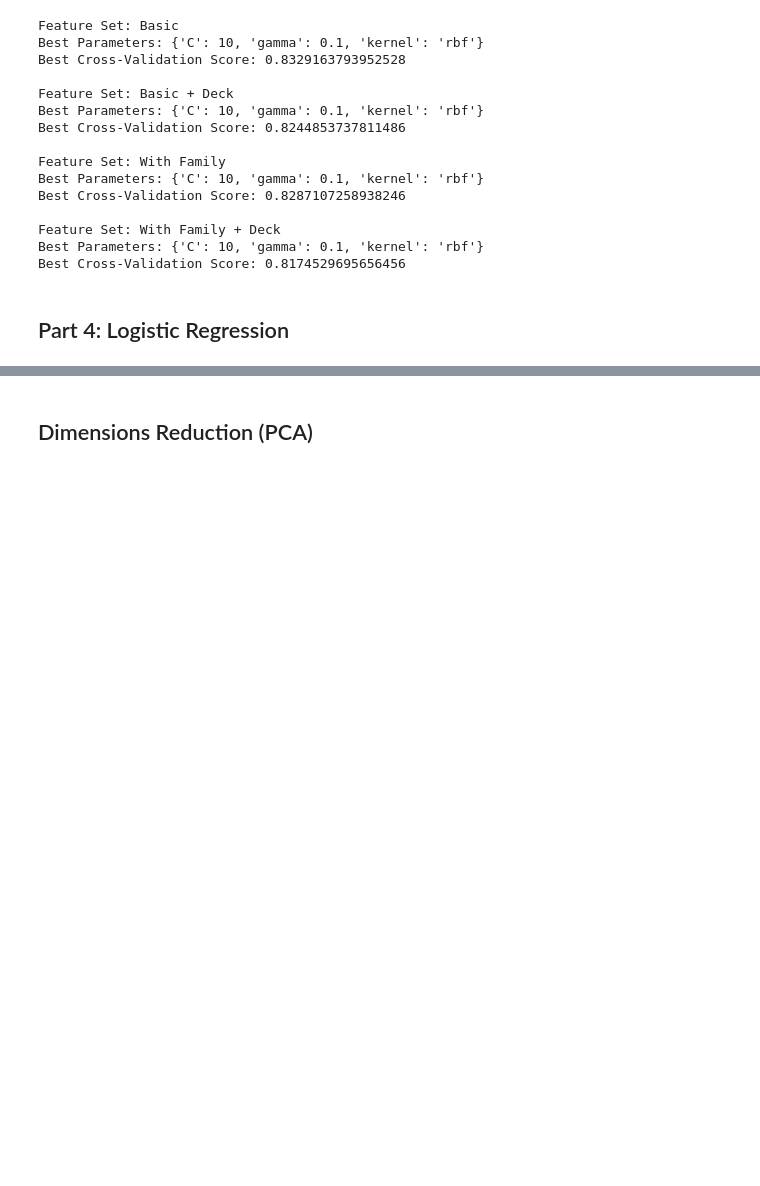
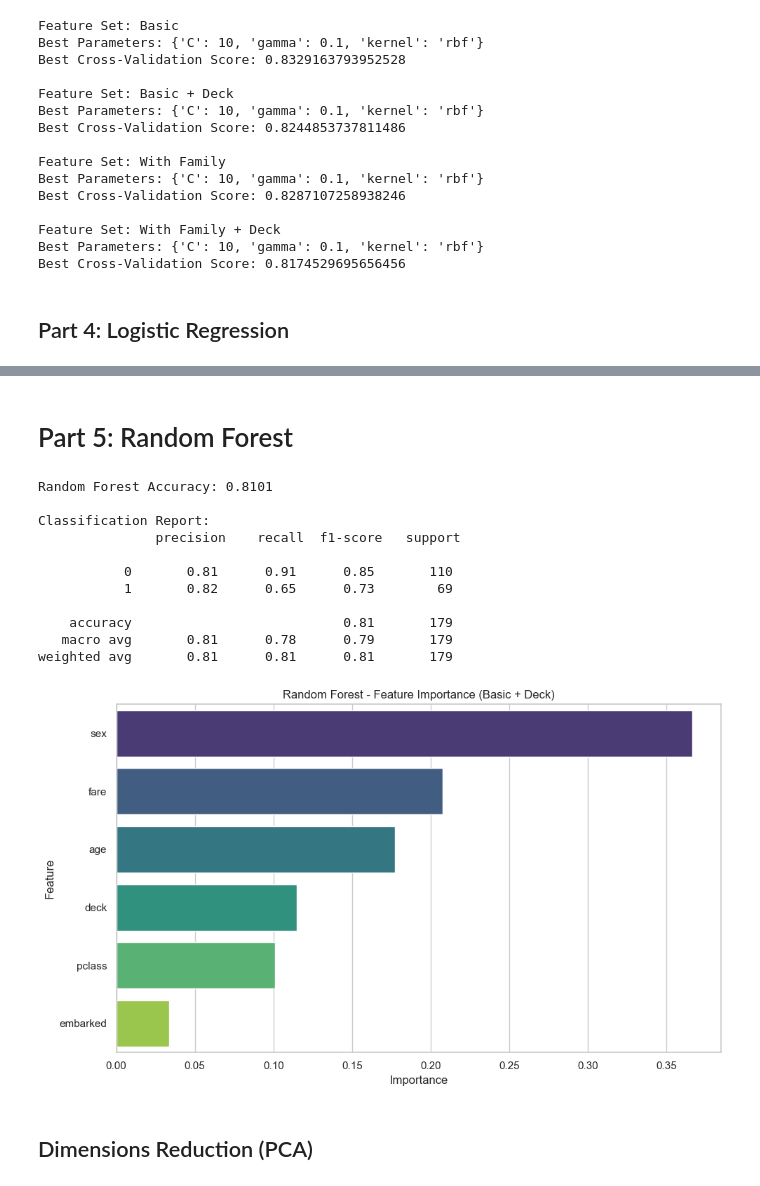
Before and after one commit to SamuelWang05/ml-final-project, a Jupyter notebook: ml-final-project.ipynb, the cells around one changed output, grey strips where cells are left out. Saved outputs shown, nothing was run; the diff lists cells and outputs as text; code cells hidden in the pictures; blank space fills up the shorter version.

Commit message:
Added random forest

```diff
--- a/ml-final-project.ipynb
+++ b/ml-final-project.ipynb
@@ -583,4 +590,57 @@ acc =model.evaluate(test_X, test_y)
 The accurary is  0.770949720670391
+# %% [markdown]
+# Part 5: Random Forest
+# %%
+from sklearn.ensemble import RandomForestClassifier
+from sklearn.metrics import accuracy_score, classification_report
+import pandas as pd
+import seaborn as sns
+import matplotlib.pyplot as plt
+
+# 1. Initialize the Random Forest Classifier
+# We use max_depth=7 to prevent overfitting.
+rf_model = RandomForestClassifier(n_estimators=100, max_depth=7, random_state=42)
+
+# 2. Train the model using the unscaled LR/SVM feature set
+# (pclass, sex, age, fare, embarked, deck)
+rf_model.fit(X_train_lr, y_train_lr)
+
+# 3. Predict and Evaluate
+y_pred_rf = rf_model.predict(X_test_lr)
+accuracy_rf = accuracy_score(y_test_lr, y_pred_rf)
+
+print(f"Random Forest Accuracy: {accuracy_rf:.4f}")
+print("\nClassification Report:\n", classification_report(y_test_lr, y_pred_rf))
+
+# 4. Feature Importance Visualization
+# X_train_lr is a Pandas DataFrame, so .columns will work perfectly here
+importances = rf_model.feature_importances_
+feature_names = X_train_lr.columns
+
+feature_importance_df = pd.DataFrame({
+    'Feature': feature_names,
+    'Importance': importances
+}).sort_values(by='Importance', ascending=False)
+
+plt.figure(figsize=(10, 6))
+# Adding hue='Feature' suppresses the Seaborn palette warning
+sns.barplot(x='Importance', y='Feature', data=feature_importance_df, palette='viridis', hue='Feature', legend=False)
+plt.title('Random Forest - Feature Importance (Basic + Deck)')
+plt.tight_layout()
+plt.show()
+# %% [output]
+Random Forest Accuracy: 0.8101
+
+Classification Report:
+               precision    recall  f1-score   support
+
+           0       0.81      0.91      0.85       110
+           1       0.82      0.65      0.73        69
+
+    accuracy                           0.81       179
+   macro avg       0.81      0.78      0.79       179
+weighted avg       0.81      0.81      0.81       179
+[figure, added]
 # %% [markdown]
 ## Dimensions Reduction (PCA)
 # %%
```
Also changed, not shown: parts of 6 cells of this notebook.
